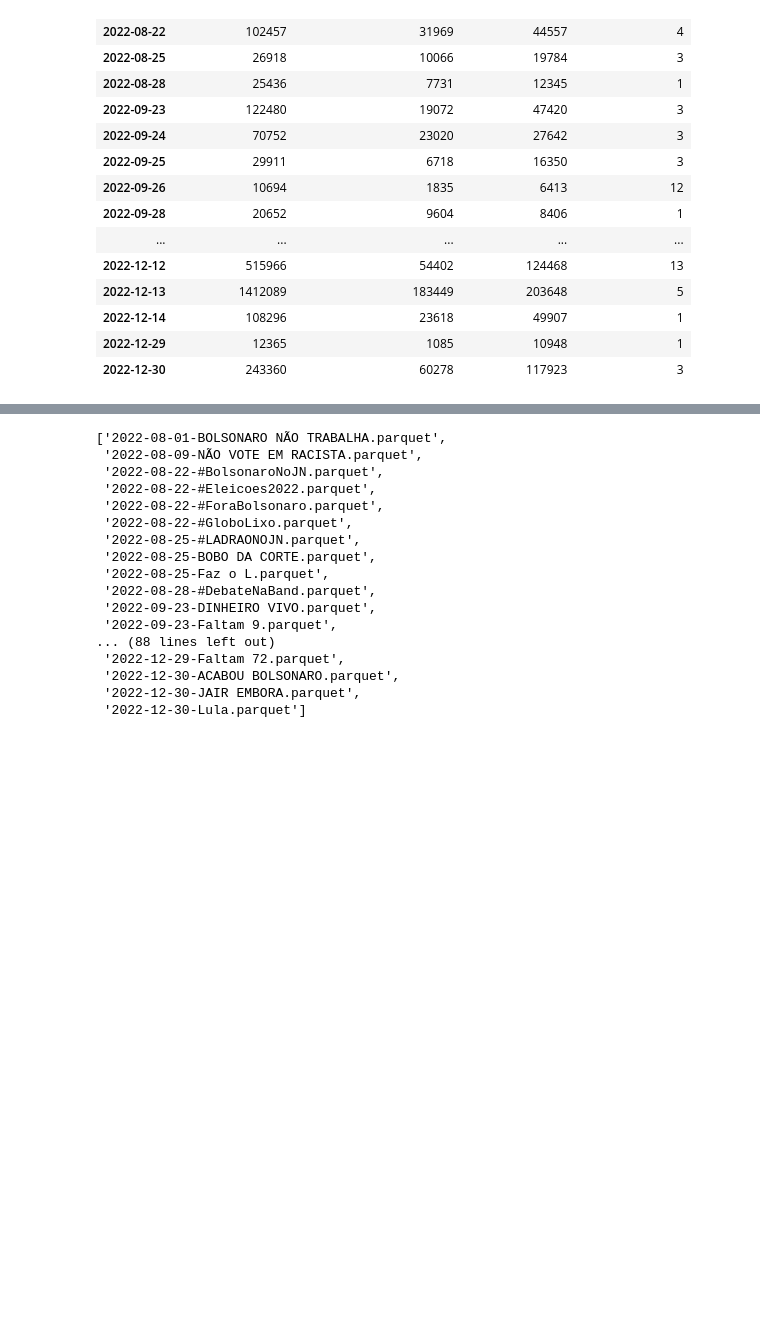
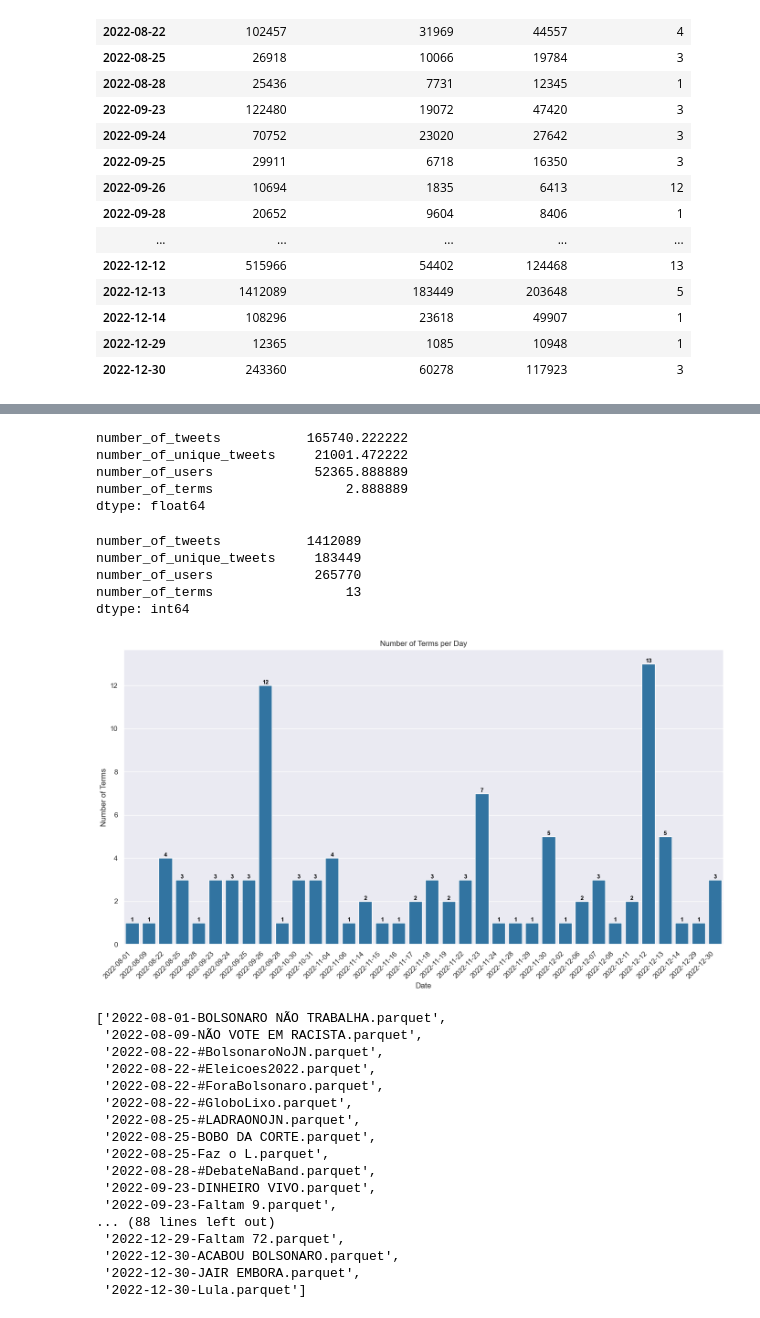
Before and after one commit to lucasraniere/brazilian-political-tweets-dataset, a Jupyter notebook: notebooks/2022 Brazilian Presidential Elections.ipynb, the cells around one changed output, grey strips where cells are left out. Saved outputs shown, nothing was run; the diff lists cells and outputs as text; code cells hidden in the pictures; blank space fills up the shorter version.

```diff
--- a/notebooks/2022 Brazilian Presidential Elections.ipynb
+++ b/notebooks/2022 Brazilian Presidential Elections.ipynb
@@ -201,3 +245,52 @@ daily_status
+# %%
+daily_status.mean()
+# %% [output]
+number_of_tweets           165740.222222
+number_of_unique_tweets     21001.472222
+number_of_users             52365.888889
+number_of_terms                 2.888889
+dtype: float64
+# %%
+daily_status.max()
+# %% [output]
+number_of_tweets           1412089
+number_of_unique_tweets     183449
+number_of_users             265770
+number_of_terms                 13
+dtype: int64
+# %%
+# Set dark theme with grid
+sns.set_theme(style="darkgrid", context="notebook", palette="deep")
+
+# Reset index to get the date as a column
+daily_status_reset = daily_status.reset_index().rename(columns={'index': 'date'})
+
+plt.figure(figsize=(14, 8))
+ax = sns.barplot(
+    data=daily_status_reset,
+    x='date',
+    y='number_of_terms',
+    color='tab:blue'
+)
+plt.title('Number of Terms per Day')
+plt.xlabel('Date')
+plt.ylabel('Number of Terms')
+plt.xticks(rotation=45, ha='right')
+plt.gca().yaxis.set_major_formatter(StrMethodFormatter('{x:,.0f}'))
+
+# Add values on top of bars
+for p in ax.patches:
+    height = p.get_height()
+    if not pd.isna(height):
+        ax.annotate(f'{int(height)}',
+                    (p.get_x() + p.get_width() / 2, height),
+                    ha='center', va='bottom', fontsize=9, color='black', fontweight='bold')
+
+plt.tight_layout()
+plt.savefig('../figs/2022_terms_time_series.png', dpi=300, bbox_inches='tight')
+plt.show()
+# %% [output]
+[figure, added]
 # %%
 file_list
 # %% [output]
```
Also changed, not shown: parts of 1 cell of this notebook, 5 other files.
